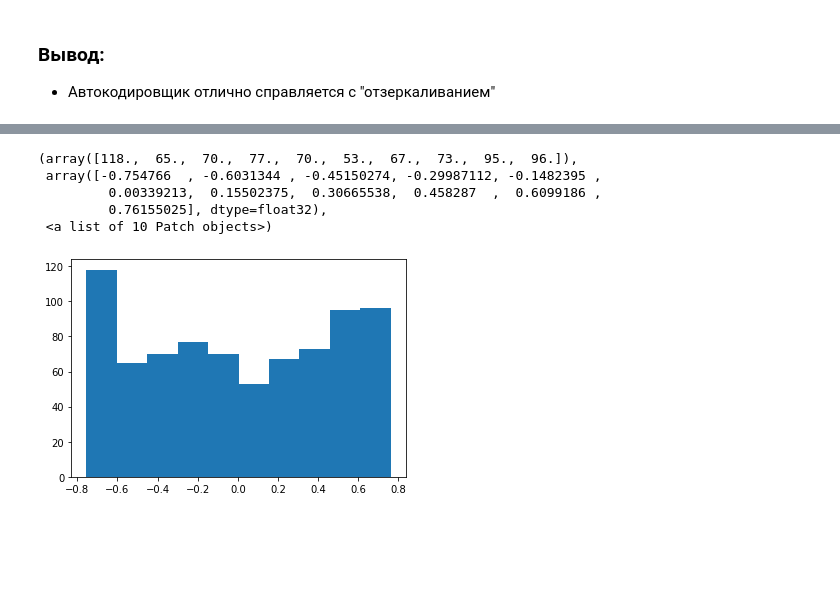
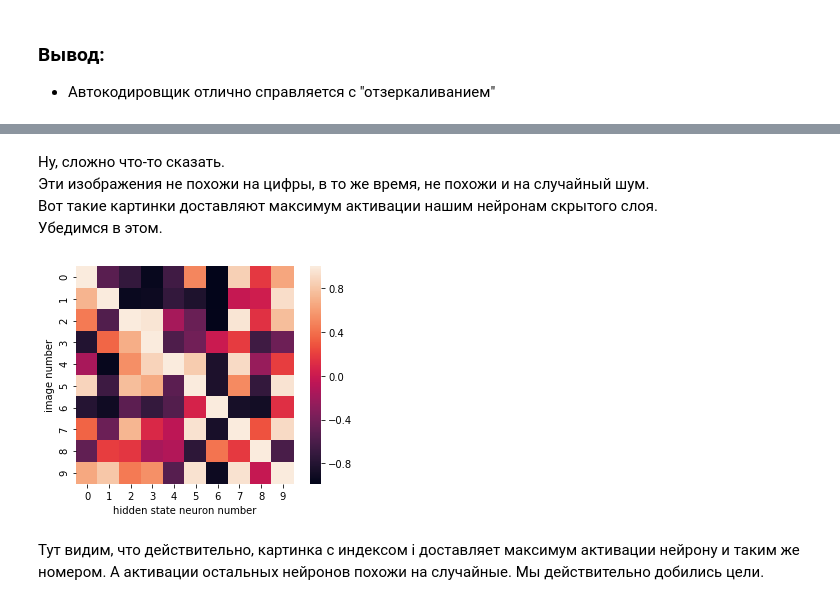
Before and after one commit to atercygnus/Otus-DeepLearningEngeneer, a Jupyter notebook: lesson9/ae_homework.ipynb, the cells around one changed output, grey strips where cells are left out. Cells and saved outputs as stored; diff of their text form; code cells hidden in the pictures; blank space fills up the shorter version.

```diff
--- a/lesson9/ae_homework.ipynb
+++ b/lesson9/ae_homework.ipynb
@@ -419,9 +413,0 @@ for i, img in enumerate(imgs):
-# %%
-plt.hist(imgs[0].reshape(-1))
-# %% [output]
-(array([118.,  65.,  70.,  77.,  70.,  53.,  67.,  73.,  95.,  96.]),
- array([-0.754766  , -0.6031344 , -0.45150274, -0.29987112, -0.1482395 ,
-         0.00339213,  0.15502375,  0.30665538,  0.458287  ,  0.6099186 ,
-         0.76155025], dtype=float32),
- <a list of 10 Patch objects>)
-[figure, removed]
@@ -429,0 +414,17 @@ torch.autograd.Variable()
+# %% [markdown]
+Ну, сложно что-то сказать.<br> Эти изображения не похожи на цифры, в то же время, не похожи и на случайный шум.<br> Вот такие картинки доставляют максимум активации нашим нейронам скрытого слоя.<br> Убедимся в этом.
+# %%
+arr_activations = []
+
+for i in range(10):
+    response = models[1].E(torch.Tensor(imgs[i]).view([-1, 28*28]).cuda()).cpu().detach().numpy()
+    arr_activations.append(response)
+
+sns.heatmap(np.vstack(arr_activations), square=True)
+plt.xlabel('hidden state neuron number')
+plt.ylabel('image number')
+plt.show()
+# %% [output]
+[figure, added]
+# %% [markdown]
+Тут видим, что действительно, картинка с индексом i доставляет максимум активации нейрону и таким же номером. А активации остальных нейронов похожи на случайные. Мы действительно добились цели.
```
Also changed, not shown: parts of 14 cells of this notebook.
